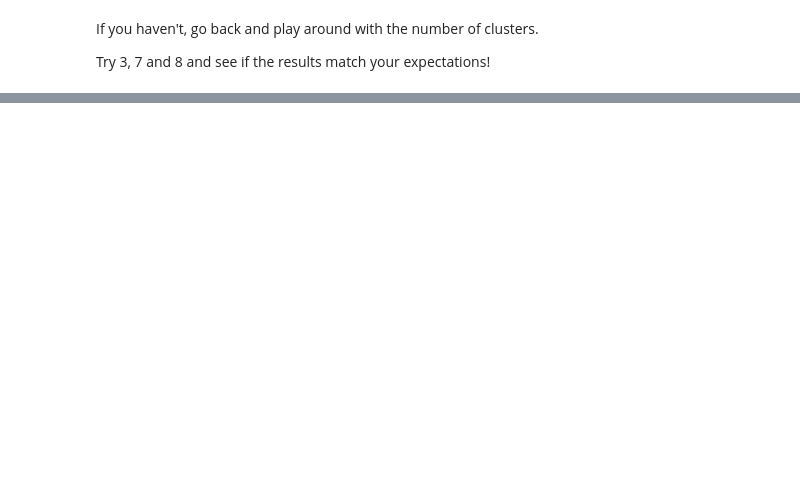
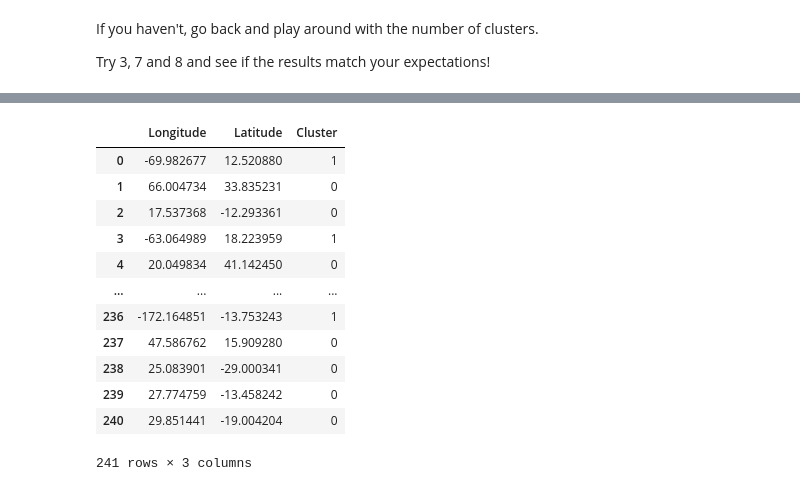
Before and after one commit to indieka900/Data-Science-tutorial, a Jupyter notebook: Clusters/A+Simple+Example+of+Clustering+-+Exercise.ipynb, the cells around one changed output, grey strips where cells are left out. Drawn from its saved outputs; the diff is of its cells as text; code cells hidden in the pictures; blank space fills up the shorter version.

```diff
--- a/Clusters/A+Simple+Example+of+Clustering+-+Exercise.ipynb
+++ b/Clusters/A+Simple+Example+of+Clustering+-+Exercise.ipynb
@@ -128,0 +176,19 @@ Try 3, 7 and 8 and see if the results match your expectations!
+# %%
+kmeans = KMeans(n_clusters=2, random_state=0).fit(x)
+identified_clusters = kmeans.fit_predict(x)
+x['Cluster'] = identified_clusters
+x
+# %% [output]
+|  | Longitude | Latitude | Cluster |
+| 0 | -69.982677 | 12.520880 | 1 |
+| 1 | 66.004734 | 33.835231 | 0 |
+| 2 | 17.537368 | -12.293361 | 0 |
+| 3 | -63.064989 | 18.223959 | 1 |
+| 4 | 20.049834 | 41.142450 | 0 |
+| ... | ... | ... | ... |
+| 236 | -172.164851 | -13.753243 | 1 |
+| 237 | 47.586762 | 15.909280 | 0 |
+| 238 | 25.083901 | -29.000341 | 0 |
+| 239 | 27.774759 | -13.458242 | 0 |
+| 240 | 29.851441 | -19.004204 | 0 |
+241 rows × 3 columns
```
Also changed, not shown: parts of 12 cells of this notebook.
